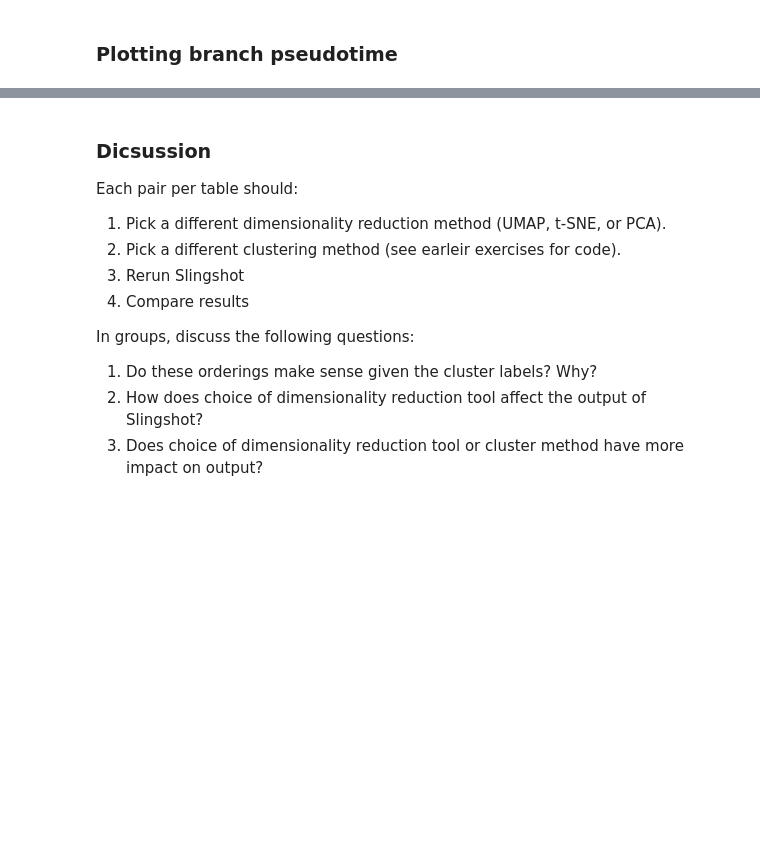
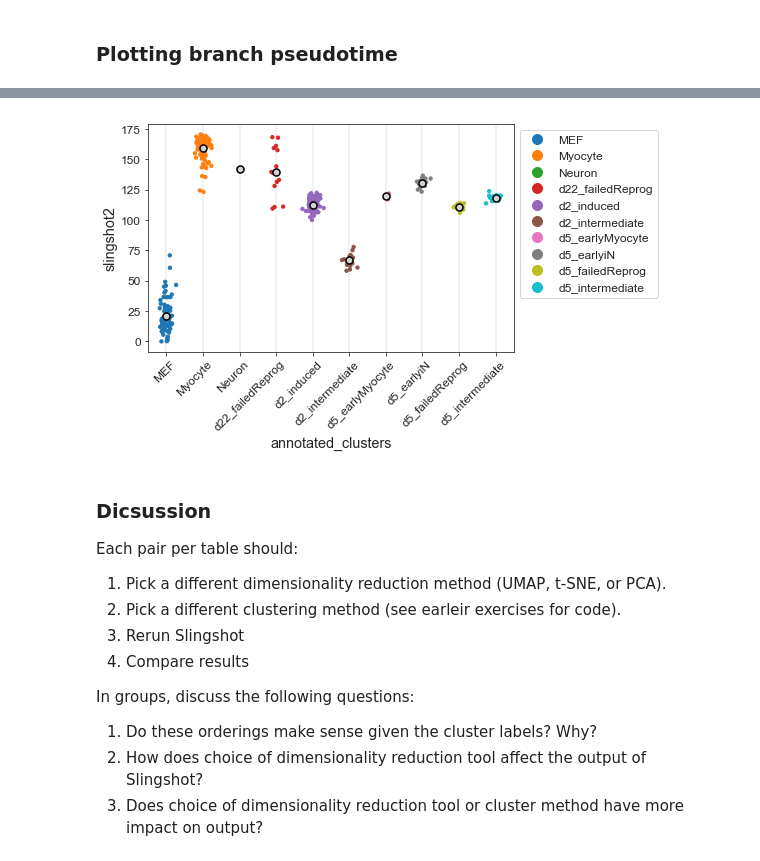
Before and after one commit to KrishnaswamyLab/SingleCellWorkshop, a Jupyter notebook: exercises/TrajectoryInference/notebooks/01_Treutlein_fibroblast_data.ipynb, the cells around one changed output, grey strips where cells are left out. Cells and saved outputs as stored; diff of their text form; code cells hidden in the pictures; blank space fills up the shorter version.

```diff
--- a/exercises/TrajectoryInference/notebooks/01_Treutlein_fibroblast_data.ipynb
+++ b/exercises/TrajectoryInference/notebooks/01_Treutlein_fibroblast_data.ipynb
@@ -209,17 +253,19 @@ scprep.plot.utils.shift_ticklabels(ax.xaxis, dx=0.15)
 # %%
 # Get all the cells that are on the desired branch.
 curr_branch = 'slingshot2'
-mask = ~pd.isnull(metadata[curr_branch])
+mask = np.isfinite(metadata[curr_branch])
 
 # Create Jitterplot
 ax = scprep.plot.jitter(metadata['annotated_clusters'].loc[mask], metadata[curr_branch].loc[mask],
-                       c=metadata['annotated_clusters'].loc[mask], legend_anchor=(1,1),
+                        c=metadata['annotated_clusters'].loc[mask], legend_anchor=(1,1),
                         means_s=50,
-                       figsize=(8,4))
+                        figsize=(8,4))
 
 # Neaten xticklabels
 ax.set_xticklabels(ax.get_xticklabels(), rotation=45, ha='right')
 scprep.plot.utils.shift_ticklabels(ax.xaxis, dx=0.15)
+# %% [output]
+[figure, added]
 # %% [markdown]
 ### Dicsussion
 
```
Also changed, not shown: parts of 23 cells of this notebook.
